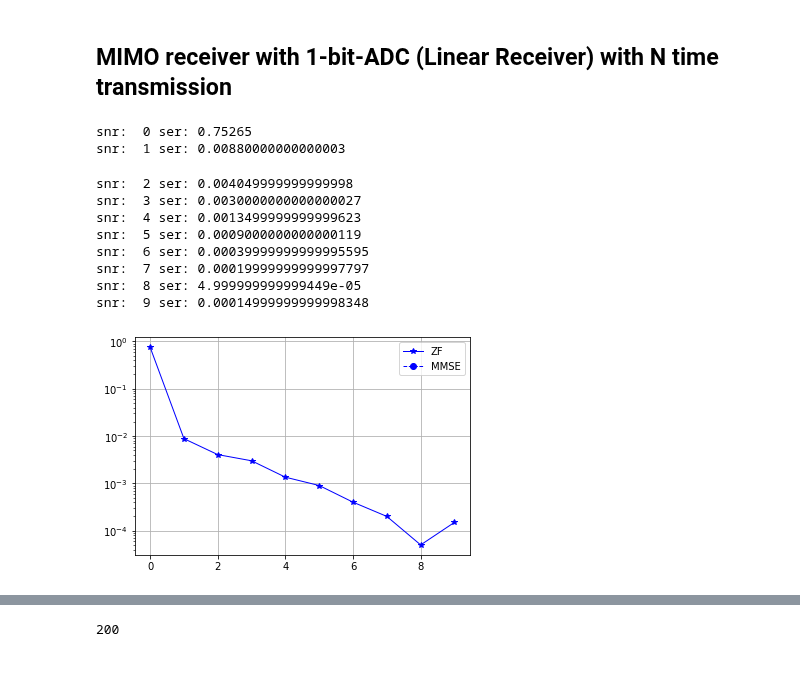
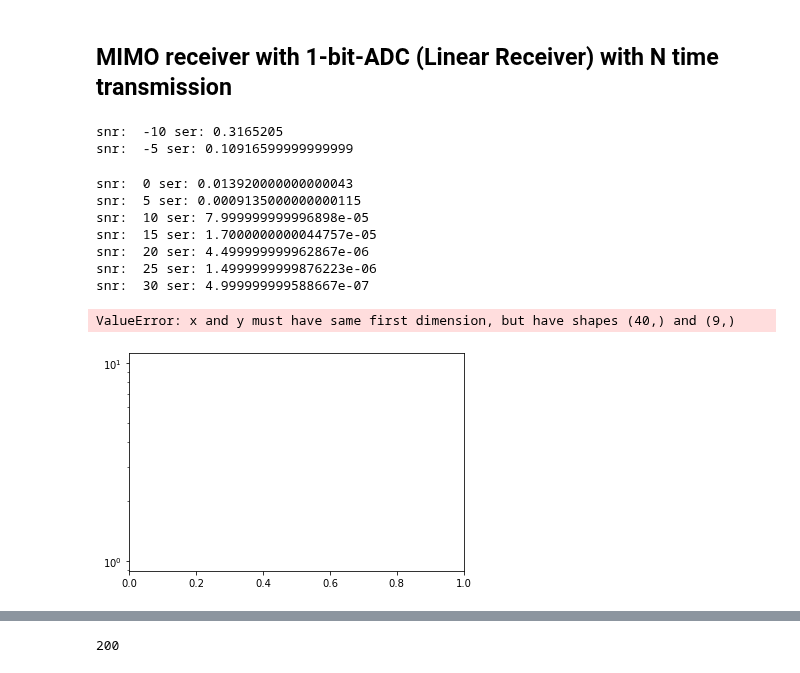
Before and after one commit to IISL-HYU/comm, a Jupyter notebook: practice.ipynb, the cells around one changed output, grey strips where cells are left out. Drawn from its saved outputs; the diff is of its cells as text; code cells hidden in the pictures.

```diff
--- a/practice.ipynb
+++ b/practice.ipynb
@@ -220,8 +220,8 @@ from matplotlib.markers import MarkerStyle
 K = 2   # Number of users (transmitter antenna)
 N = 16   # Number of Receiver (Receive antenna)
 M = 4   # level of modulation (4-QAM / QPSK)
-T = int(1e4) # Total Transmission rounds
-SNR_max = 10
+T = int(1e6) # Total Transmission rounds
+SNR_max = 30
 
 
 def make_symbol_space(K, M, cp):
@@ -248,6 +248,8 @@ def comp2re(H, x, z, y):
     return H_re, x_re, z_re, y_re
 
 def ml_detection(y_re, H_re, symbol_space, snr_dB):
+    # complex to real and then reshape for broadcast
+    snr = 10**(snr_dB/20)
     symbol_space_re = np.hstack((symbol_space.real, symbol_space.imag)) * np.ones(shape=(T, M**K, 2*K))
     likelihood = phi(np.matmul(symbol_space_re, H_re.transpose(0, 2, 1)) * y_re.transpose(0, 2, 1) * np.sqrt(2 * snr))
     log_likelihood = np.sum(np.log(likelihood), axis=2)
@@ -264,7 +266,7 @@ constellation_points /= np.sqrt(2)
 symbol_space = make_symbol_space(K, M, cp=constellation_points)
 sers = []
 sers_mmse = []
-for snr in range(SNR_max):
+for snr in np.arange(-10, SNR_max+1, 5):
     # symbols for T timeslots
     x = np.random.randint(0, M, size=K * T).reshape(T, K, 1)
     x = np.take(constellation_points, x)
@@ -294,44 +296,45 @@ for snr in range(SNR_max):
     # # Relaxed estimation of x
     # x_tilde = np.matmul(W_zf, y)
     # x_tilde_mmse = np.matmul(W_mmse, y)
 
 
     # # detection within each users (symbol-by-symbol)
     # compare = np.abs(x_tilde - constellation_points)
     # det_by_idx = np.argmin(compare, axis=-1)
     # x_hat = np.take(constellation_points, det_by_idx).reshape(x_tilde.shape)
 
     # compare = np.abs(x_tilde_mmse - constellation_points)
     # det_by_idx = np.argmin(compare, axis=-1)
     # x_hat_mmse = np.take(constellation_points, det_by_idx).reshape(x_tilde_mmse.shape)
 
     # # Compare
     # ser = 1-np.sum(np.isclose(x, x_hat)) / (T * K)
     # ser_mmse = 1-np.sum(np.isclose(x, x_hat_mmse)) / (T*K)
 
     # if snr % 5 == 0:
         # print("snr: ", snr, "ser (zf): ", ser, "     |     ser(mmse): ", ser_mmse)
-    print("snr: ", snr, "ser:", ser)
+    # print("snr: ", snr, "ser:", ser)
     # sers.append(ser)
     # sers_mmse.append(ser_mmse)
 
 
 
 plt.figure()
-plt.semilogy(sers, '-b*', linewidth=1, label='ZF')
-plt.semilogy(sers_mmse, '--bo', linewidth=1, label='MMSE')
+plt.semilogy(np.arange(-10, SNR_max+1, 5), sers, '-b*', linewidth=1, label='ZF')
+# plt.semilogy(sers_mmse, '--bo', linewidth=1, label='MMSE')
+plt.xticks(np.arange(-10, 31, 5))
 plt.grid()
 plt.legend()
 plt.show()
 # %% [output]
-snr:  0 ser: 0.75265
-snr:  1 ser: 0.00880000000000003
+snr:  -10 ser: 0.3165205
+snr:  -5 ser: 0.10916599999999999
-snr:  2 ser: 0.004049999999999998
-snr:  3 ser: 0.0030000000000000027
-snr:  4 ser: 0.0013499999999999623
-snr:  5 ser: 0.0009000000000000119
-snr:  6 ser: 0.00039999999999995595
-snr:  7 ser: 0.00019999999999997797
-snr:  8 ser: 4.999999999999449e-05
-snr:  9 ser: 0.00014999999999998348
+snr:  0 ser: 0.013920000000000043
+snr:  5 ser: 0.0009135000000000115
+snr:  10 ser: 7.999999999996898e-05
+snr:  15 ser: 1.7000000000044757e-05
+snr:  20 ser: 4.499999999962867e-06
+snr:  25 ser: 1.4999999999876223e-06
+snr:  30 ser: 4.999999999588667e-07
+ValueError: x and y must have same first dimension, but have shapes (40,) and (9,)
-[figure, old version]
+[figure, new version]
```
Also changed, not shown: parts of 4 cells of this notebook.
